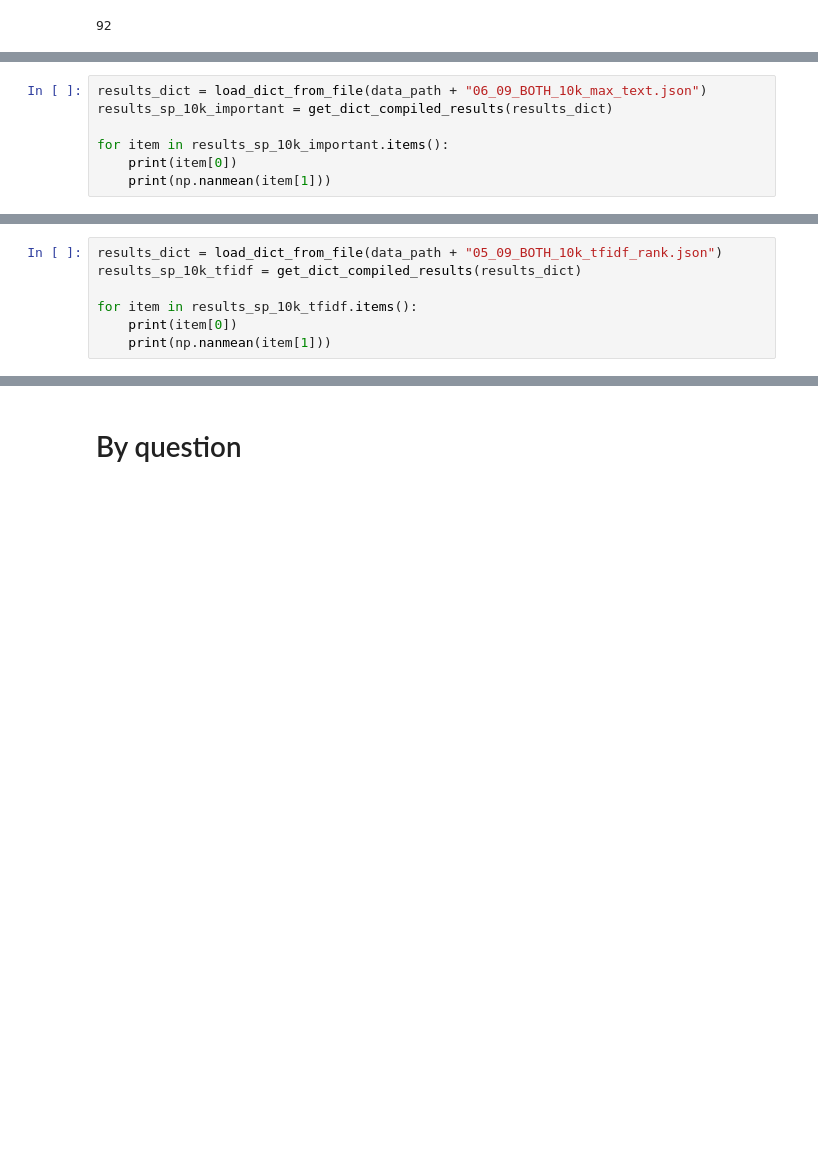
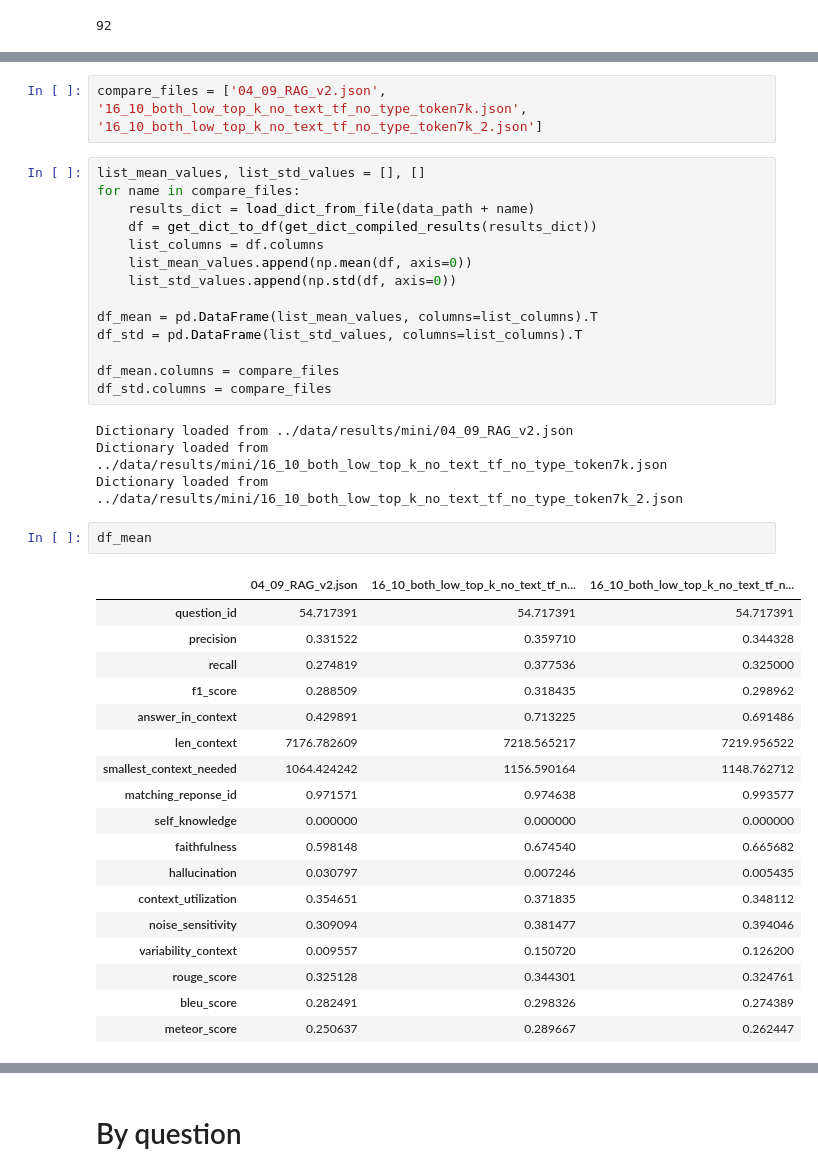
Before and after one commit to LacombeLouis/stark, a Jupyter notebook: notebooks/5_evalutation copy.ipynb, the cells around one changed output, grey strips where cells are left out. Saved outputs shown, nothing was run; the diff lists cells and outputs as text; blank space fills up the shorter version.

```diff
--- a/notebooks/5_evalutation copy.ipynb
+++ b/notebooks/5_evalutation copy.ipynb
@@ -169,7 +23,0 @@ results_dict["42"]
-# %%
-results_dict = load_dict_from_file(data_path + "06_09_BOTH_10k_max_text.json")
-results_sp_10k_important = get_dict_compiled_results(results_dict)
-
-for item in results_sp_10k_important.items():
-    print(item[0])
-    print(np.nanmean(item[1]))
@@ -213,7 +23,0 @@ results_dict["42"]
-# %%
-results_dict = load_dict_from_file(data_path + "05_09_BOTH_10k_tfidf_rank.json")
-results_sp_10k_tfidf = get_dict_compiled_results(results_dict)
-
-for item in results_sp_10k_tfidf.items():
-    print(item[0])
-    print(np.nanmean(item[1]))
@@ -236,0 +304,41 @@ matching_reponse_id
+# %%
+compare_files = ['04_09_RAG_v2.json', '16_10_both_low_top_k_no_text_tf_no_type_token7k.json', '16_10_both_low_top_k_no_text_tf_no_type_token7k_2.json']
+# %%
+list_mean_values, list_std_values = [], []
+for name in compare_files:
+    results_dict = load_dict_from_file(data_path + name)
+    df = get_dict_to_df(get_dict_compiled_results(results_dict))
+    list_columns = df.columns
+    list_mean_values.append(np.mean(df, axis=0))
+    list_std_values.append(np.std(df, axis=0))
+
+df_mean = pd.DataFrame(list_mean_values, columns=list_columns).T
+df_std = pd.DataFrame(list_std_values, columns=list_columns).T
+
+df_mean.columns = compare_files
+df_std.columns = compare_files
+# %% [output]
+Dictionary loaded from ../data/results/mini/04_09_RAG_v2.json
+Dictionary loaded from ../data/results/mini/16_10_both_low_top_k_no_text_tf_no_type_token7k.json
+Dictionary loaded from ../data/results/mini/16_10_both_low_top_k_no_text_tf_no_type_token7k_2.json
+# %%
+df_mean
+# %% [output]
+|  | 04_09_RAG_v2.json | 16_10_both_low_top_k_no_text_tf_n... | 16_10_both_low_top_k_no_text_tf_n... |
+| question_id | 54.717391 | 54.717391 | 54.717391 |
+| precision | 0.331522 | 0.359710 | 0.344328 |
+| recall | 0.274819 | 0.377536 | 0.325000 |
+| f1_score | 0.288509 | 0.318435 | 0.298962 |
+| answer_in_context | 0.429891 | 0.713225 | 0.691486 |
+| len_context | 7176.782609 | 7218.565217 | 7219.956522 |
+| smallest_context_needed | 1064.424242 | 1156.590164 | 1148.762712 |
+| matching_reponse_id | 0.971571 | 0.974638 | 0.993577 |
+| self_knowledge | 0.000000 | 0.000000 | 0.000000 |
+| faithfulness | 0.598148 | 0.674540 | 0.665682 |
+| hallucination | 0.030797 | 0.007246 | 0.005435 |
+| context_utilization | 0.354651 | 0.371835 | 0.348112 |
+| noise_sensitivity | 0.309094 | 0.381477 | 0.394046 |
+| variability_context | 0.009557 | 0.150720 | 0.126200 |
+| rouge_score | 0.325128 | 0.344301 | 0.324761 |
+| bleu_score | 0.282491 | 0.298326 | 0.274389 |
+| meteor_score | 0.250637 | 0.289667 | 0.262447 |
```
Also changed, not shown: parts of 26 cells of this notebook, 4 other files.
